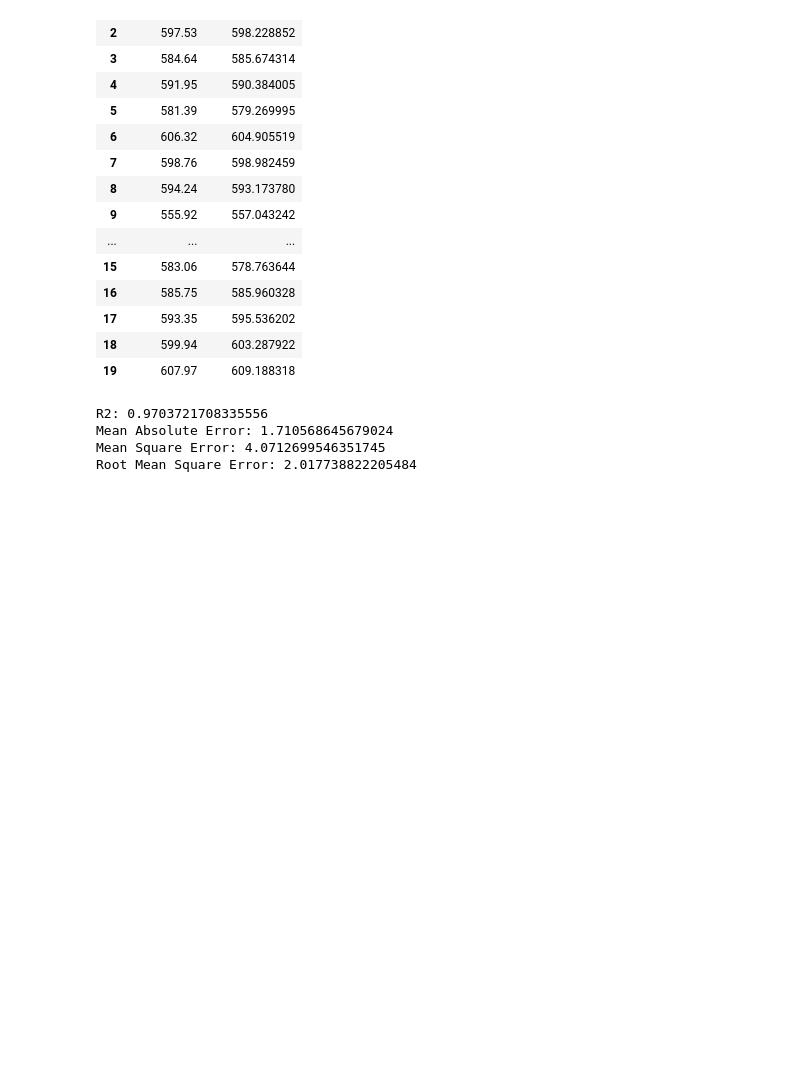
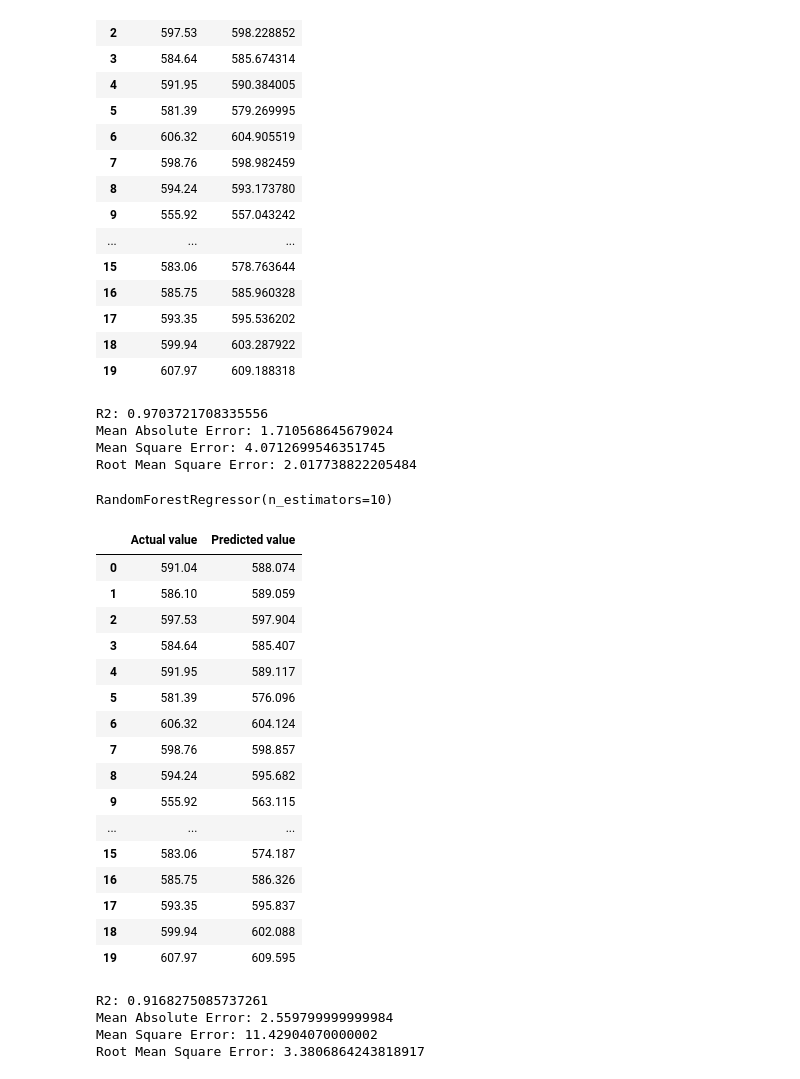
Before and after one commit to bytesbyt/ds_stock_market, a Jupyter notebook: stock_market.ipynb, the cells around one changed output. Saved outputs shown, nothing was run; the diff lists cells and outputs as text; code cells hidden in the pictures; blank space fills up the shorter version.

Commit message:
USe RandomForestRegressor for prediction

```diff
--- a/stock_market.ipynb
+++ b/stock_market.ipynb
@@ -366,3 +372,53 @@ R2: 0.9703721708335556
 Mean Absolute Error: 1.710568645679024
 Mean Square Error: 4.0712699546351745
 Root Mean Square Error: 2.017738822205484
+# %%
+# random forest regression
+reg = RandomForestRegressor(n_estimators=10)
+reg.fit(X_train, y_train)
+# %% [output]
+RandomForestRegressor(n_estimators=10)
+# %%
+# prediction on the test data
+y_pred_rf = reg.predict(X_test)
+# %%
+# put in a dataframe
+pd.DataFrame({'Actual value': y_test, 'Predicted value': y_pred_rf })
+# %% [output]
+|  | Actual value | Predicted value |
+| 0 | 591.04 | 588.074 |
+| 1 | 586.10 | 589.059 |
+| 2 | 597.53 | 597.904 |
+| 3 | 584.64 | 585.407 |
+| 4 | 591.95 | 589.117 |
+| 5 | 581.39 | 576.096 |
+| 6 | 606.32 | 604.124 |
+| 7 | 598.76 | 598.857 |
+| 8 | 594.24 | 595.682 |
+| 9 | 555.92 | 563.115 |
+| ... | ... | ... |
+| 15 | 583.06 | 574.187 |
+| 16 | 585.75 | 586.326 |
+| 17 | 593.35 | 595.837 |
+| 18 | 599.94 | 602.088 |
+| 19 | 607.97 | 609.595 |
+# %%
+# Model evaluation: RandomForestRegressor
+# r2, mean absolute error, mean square error, root mean square error
+# 0, 1
+# mae must have a lower mae 0.
+# mse --o.
+# rmse 0.
+r2 = metrics.r2_score(y_test, y_pred_rf)
+meanABerr = metrics.mean_absolute_error(y_test, y_pred_rf)
+meanSqErr = metrics.mean_squared_error(y_test, y_pred_rf)
+rootMeanSqErr = np.sqrt(metrics.mean_squared_error(y_test, y_pred_rf))
+print('R2:',r2)
+print('Mean Absolute Error:',meanABerr)
+print('Mean Square Error:',meanSqErr)
+print('Root Mean Square Error:',rootMeanSqErr)
+# %% [output]
+R2: 0.9168275085737261
+Mean Absolute Error: 2.559799999999984
+Mean Square Error: 11.42904070000002
+Root Mean Square Error: 3.3806864243818917
```
Also changed, not shown: parts of 2 cells of this notebook.
